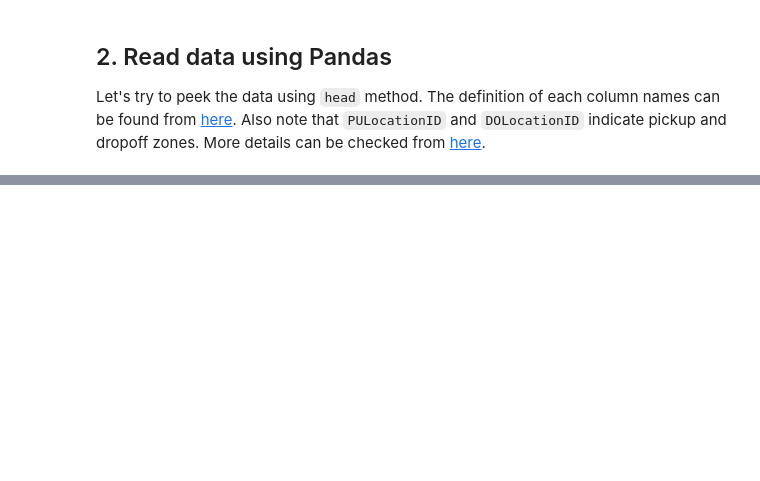
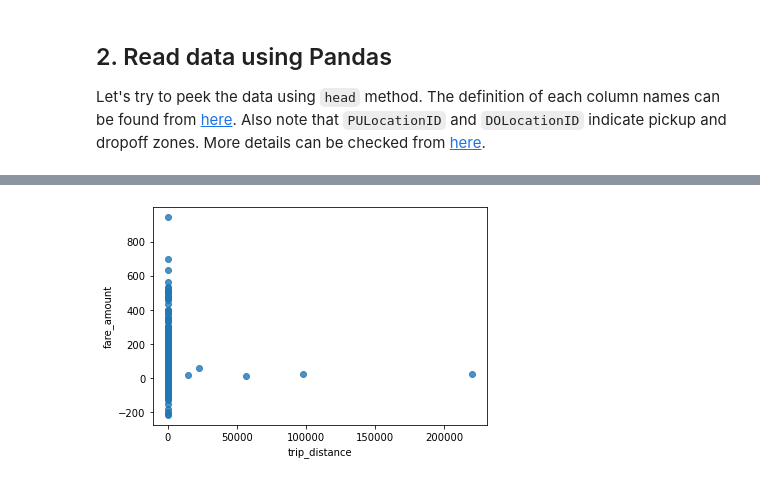
Before and after one commit to choiw-public/BigData-NYC-taxi-fare-prediction, a Jupyter notebook: NYC_taxi_fare_prediction.ipynb, the cells around one changed output, grey strips where cells are left out. Drawn from its saved outputs; the diff is of its cells as text; code cells hidden in the pictures; blank space fills up the shorter version.

```diff
--- a/NYC_taxi_fare_prediction.ipynb
+++ b/NYC_taxi_fare_prediction.ipynb
@@ -66,0 +81,4 @@ data.describe()
+# %%
+ax = sb.regplot(x="trip_distance", y='fare_amount', fit_reg=False, ci=None, truncate=True, data=data)
+# %% [output]
+[figure, added]
```
Also changed, not shown: parts of 8 cells of this notebook, 1 other file.
